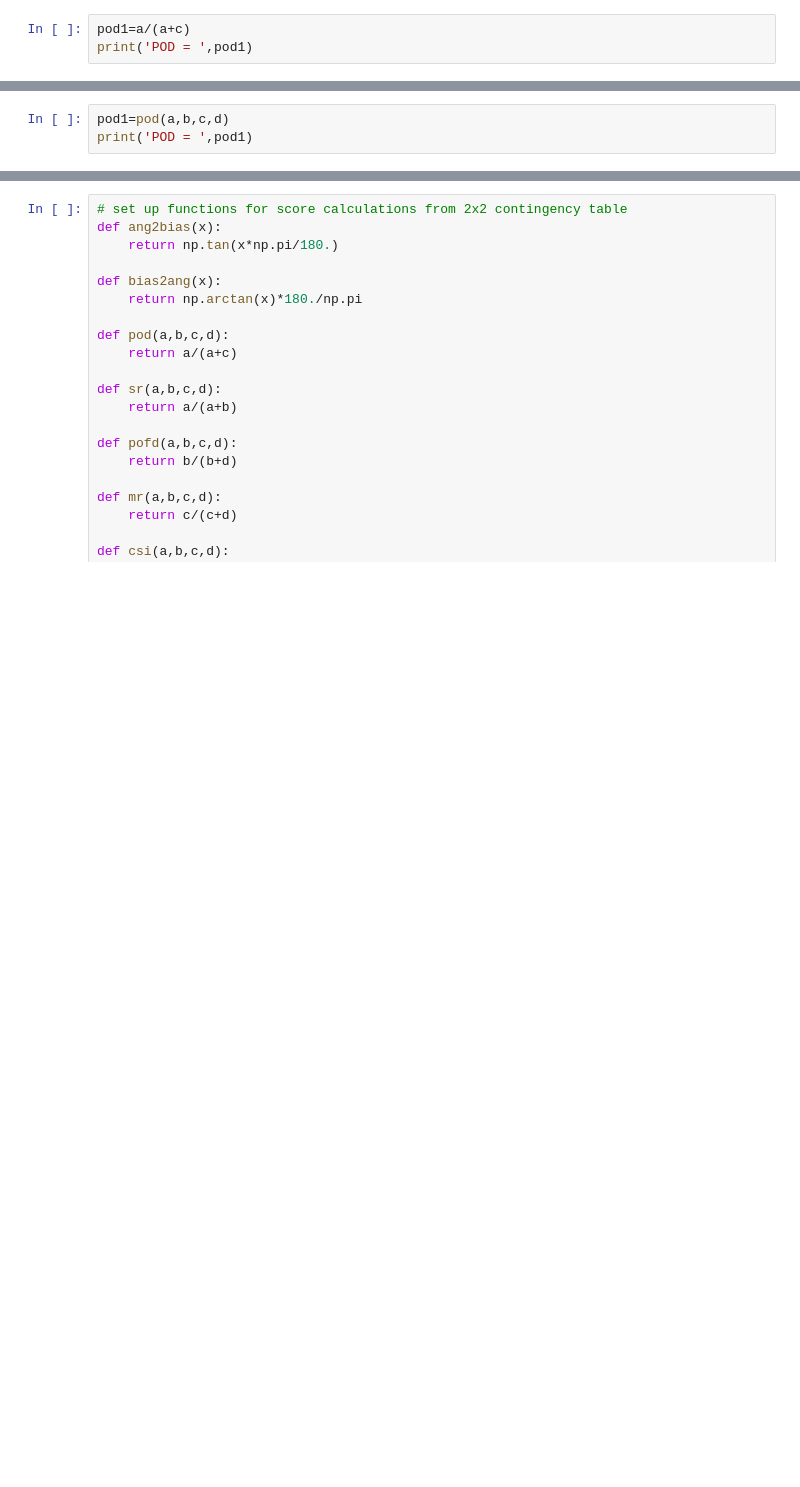
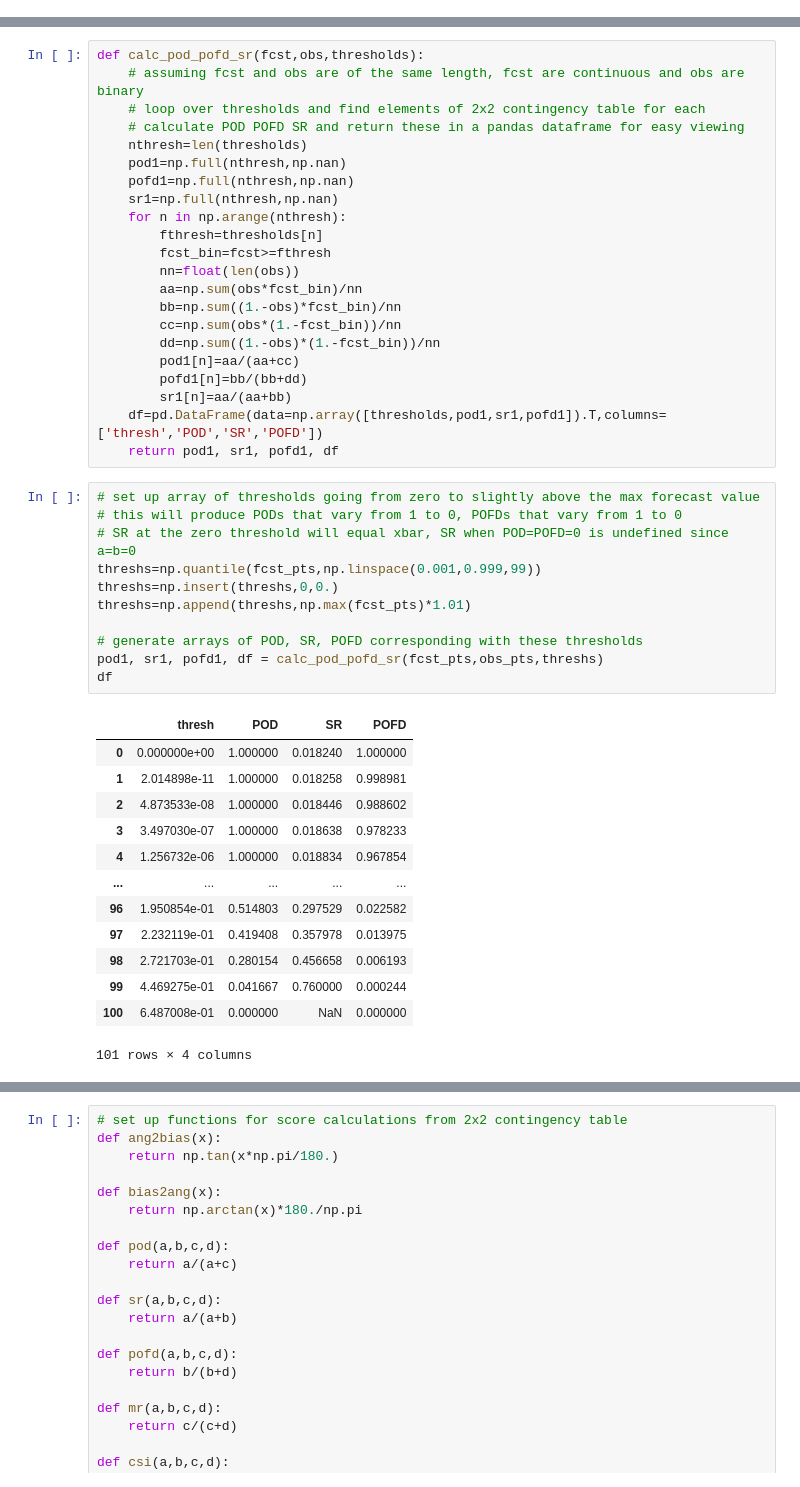
Before and after one commit to baldwin-ou/verification, a Jupyter notebook: generate_synth_data.ipynb, the cells around one changed output, grey strips where cells are left out. Cells and saved outputs as stored; diff of their text form; blank space fills up the shorter version.

```diff
--- a/generate_synth_data.ipynb
+++ b/generate_synth_data.ipynb
@@ -82,3 +9,0 @@ POD = \frac{a}{a+c}
-# %%
-pod1=a/(a+c)
-print('POD = ',pod1)
@@ -89,3 +9,0 @@ python functions have been created for several of these scores to allow for easy
-# %%
-pod1=pod(a,b,c,d)
-print('POD = ',pod1)
@@ -93,0 +156,47 @@ POD =  0.5490196078431373
+# %%
+def calc_pod_pofd_sr(fcst,obs,thresholds):
+    # assuming fcst and obs are of the same length, fcst are continuous and obs are binary
+    # loop over thresholds and find elements of 2x2 contingency table for each
+    # calculate POD POFD SR and return these in a pandas dataframe for easy viewing
+    nthresh=len(thresholds)
+    pod1=np.full(nthresh,np.nan)
+    pofd1=np.full(nthresh,np.nan)
+    sr1=np.full(nthresh,np.nan)
+    for n in np.arange(nthresh):
+        fthresh=thresholds[n]
+        fcst_bin=fcst>=fthresh
+        nn=float(len(obs))
+        aa=np.sum(obs*fcst_bin)/nn
+        bb=np.sum((1.-obs)*fcst_bin)/nn
+        cc=np.sum(obs*(1.-fcst_bin))/nn
+        dd=np.sum((1.-obs)*(1.-fcst_bin))/nn
+        pod1[n]=aa/(aa+cc)
+        pofd1[n]=bb/(bb+dd)
+        sr1[n]=aa/(aa+bb)
+    df=pd.DataFrame(data=np.array([thresholds,pod1,sr1,pofd1]).T,columns=['thresh','POD','SR','POFD'])
+    return pod1, sr1, pofd1, df
+# %%
+# set up array of thresholds going from zero to slightly above the max forecast value
+# this will produce PODs that vary from 1 to 0, POFDs that vary from 1 to 0
+# SR at the zero threshold will equal xbar, SR when POD=POFD=0 is undefined since a=b=0
+threshs=np.quantile(fcst_pts,np.linspace(0.001,0.999,99))
+threshs=np.insert(threshs,0,0.)
+threshs=np.append(threshs,np.max(fcst_pts)*1.01)
+
+# generate arrays of POD, SR, POFD corresponding with these thresholds
+pod1, sr1, pofd1, df = calc_pod_pofd_sr(fcst_pts,obs_pts,threshs)
+df
+# %% [output]
+|  | thresh | POD | SR | POFD |
+| 0 | 0.000000e+00 | 1.000000 | 0.018240 | 1.000000 |
+| 1 | 2.014898e-11 | 1.000000 | 0.018258 | 0.998981 |
+| 2 | 4.873533e-08 | 1.000000 | 0.018446 | 0.988602 |
+| 3 | 3.497030e-07 | 1.000000 | 0.018638 | 0.978233 |
+| 4 | 1.256732e-06 | 1.000000 | 0.018834 | 0.967854 |
+| ... | ... | ... | ... | ... |
+| 96 | 1.950854e-01 | 0.514803 | 0.297529 | 0.022582 |
+| 97 | 2.232119e-01 | 0.419408 | 0.357978 | 0.013975 |
+| 98 | 2.721703e-01 | 0.280154 | 0.456658 | 0.006193 |
+| 99 | 4.469275e-01 | 0.041667 | 0.760000 | 0.000244 |
+| 100 | 6.487008e-01 | 0.000000 | NaN | 0.000000 |
+101 rows × 4 columns
```
Also changed, not shown: parts of 35 cells of this notebook.
